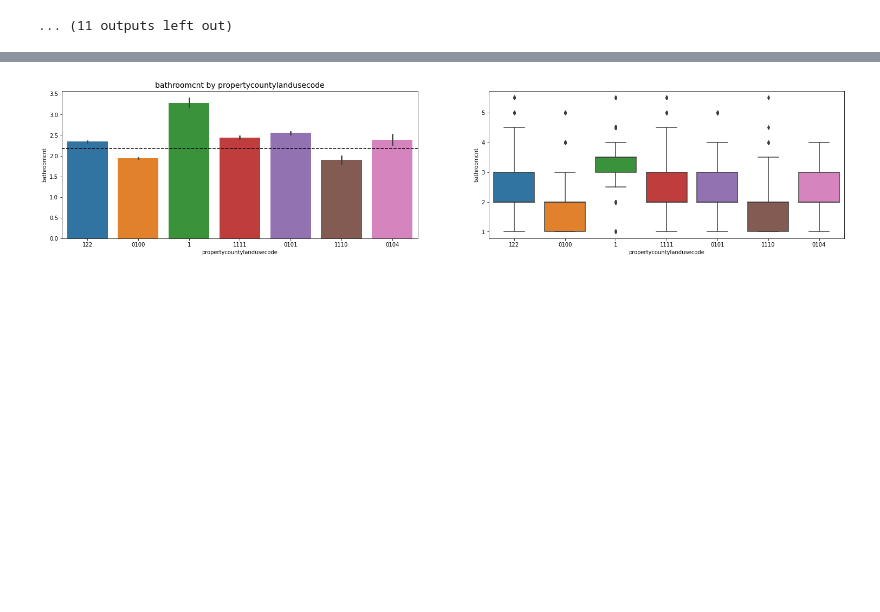
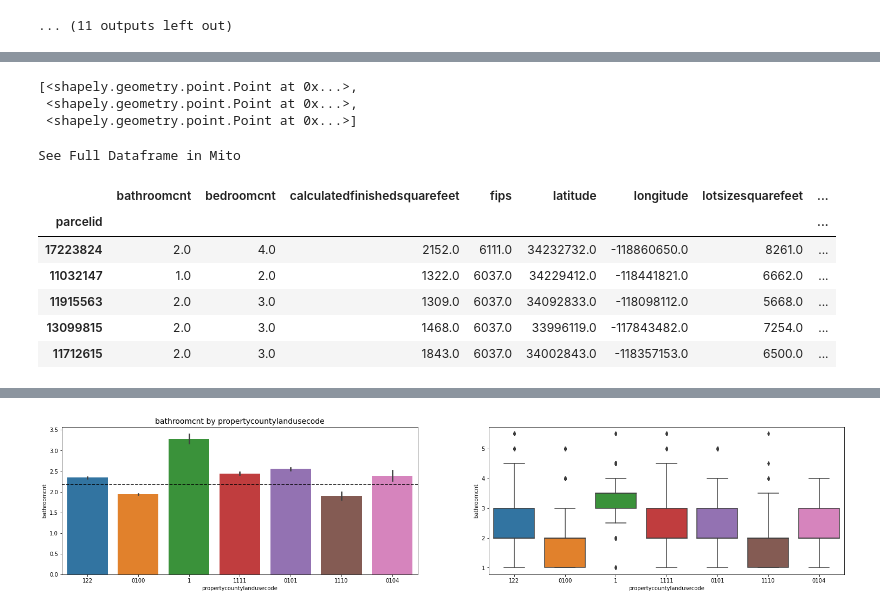
Before and after one commit to nicholas-dougherty/clustering-project, a Jupyter notebook: workbooks/eda.ipynb, the cells around one changed output, grey strips where cells are left out. Drawn from its saved outputs; the diff is of its cells as text; code cells hidden in the pictures; blank space fills up the shorter version.

```diff
--- a/workbooks/eda.ipynb
+++ b/workbooks/eda.ipynb
@@ -74,0 +195,24 @@ print(cat_list)
+# %%
+# latitude and longitude information can be used to create Points.
+# a point is essentially a single object descirbing both as a data-point.
+# specify the longitude before latitude column
+
+geometry = [Point(xy) for xy in zip(train['longitude'], train['latitude'])]
+geometry[:3]
+# %% [output]
+[<shapely.geometry.point.Point at 0x...>,
+ <shapely.geometry.point.Point at 0x...>,
+ <shapely.geometry.point.Point at 0x...>]
+# %%
+# create a GeoDataFrame
+geo_df = gpd.GeoDataFrame(train, crs = crs, geometry = geometry)
+geo_df.head()
+# %% [output]
+See Full Dataframe in Mito
+|  | bathroomcnt | bedroomcnt | calculatedfinishedsquarefeet | fips | latitude | longitude | lotsizesquarefeet | ... |
+| parcelid |  |  |  |  |  |  |  | ... |
+| 17223824 | 2.0 | 4.0 | 2152.0 | 6111.0 | 34232732.0 | -118860650.0 | 8261.0 | ... |
+| 11032147 | 1.0 | 2.0 | 1322.0 | 6037.0 | 34229412.0 | -118441821.0 | 6662.0 | ... |
+| 11915563 | 2.0 | 3.0 | 1309.0 | 6037.0 | 34092833.0 | -118098112.0 | 5668.0 | ... |
+| 13099815 | 2.0 | 3.0 | 1468.0 | 6037.0 | 33996119.0 | -117843482.0 | 7254.0 | ... |
+| 11712615 | 2.0 | 3.0 | 1843.0 | 6037.0 | 34002843.0 | -118357153.0 | 6500.0 | ... |
```
Also changed, not shown: parts of 11 cells of this notebook, 1 other file.
